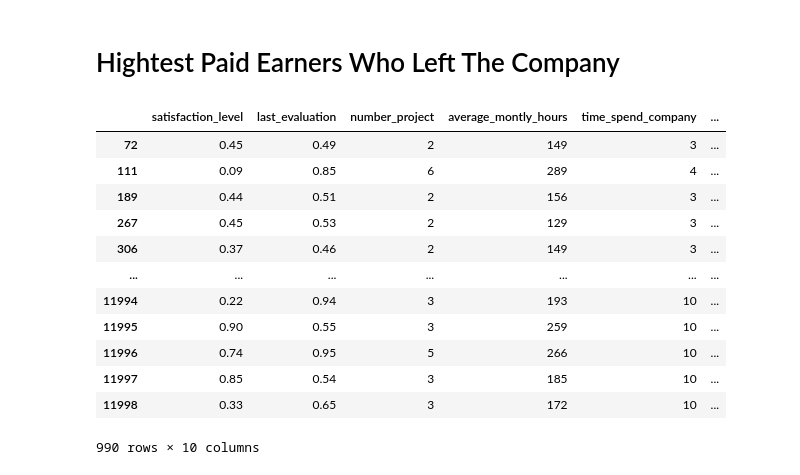
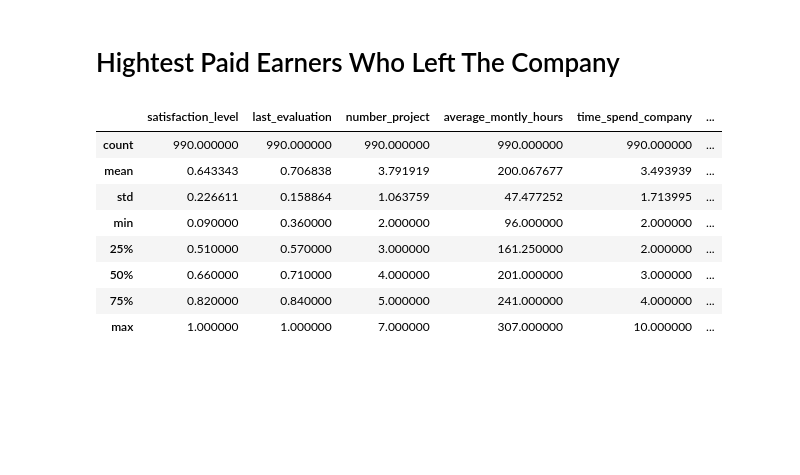
Before and after one commit to MaukanMir/HR-Capstone-Analysis, a Jupyter notebook: training.ipynb, the cells around one changed output. Saved outputs shown, nothing was run; the diff lists cells and outputs as text; code cells hidden in the pictures; blank space fills up the shorter version.

```diff
--- a/training.ipynb
+++ b/training.ipynb
@@ -235,18 +235,14 @@ check_class_imbalance(highest_paid["Department"])
 # %% [markdown]
 # Hightest Paid Earners Who Left The Company
 # %%
-highest_paid
+highest_paid.describe()
 # %% [output]
 |  | satisfaction_level | last_evaluation | number_project | average_montly_hours | time_spend_company | ... |
-| 72 | 0.45 | 0.49 | 2 | 149 | 3 | ... |
-| 111 | 0.09 | 0.85 | 6 | 289 | 4 | ... |
-| 189 | 0.44 | 0.51 | 2 | 156 | 3 | ... |
-| 267 | 0.45 | 0.53 | 2 | 129 | 3 | ... |
-| 306 | 0.37 | 0.46 | 2 | 149 | 3 | ... |
-| ... | ... | ... | ... | ... | ... | ... |
-| 11994 | 0.22 | 0.94 | 3 | 193 | 10 | ... |
-| 11995 | 0.90 | 0.55 | 3 | 259 | 10 | ... |
-| 11996 | 0.74 | 0.95 | 5 | 266 | 10 | ... |
-| 11997 | 0.85 | 0.54 | 3 | 185 | 10 | ... |
-| 11998 | 0.33 | 0.65 | 3 | 172 | 10 | ... |
+| count | 990.000000 | 990.000000 | 990.000000 | 990.000000 | 990.000000 | ... |
+| mean | 0.643343 | 0.706838 | 3.791919 | 200.067677 | 3.493939 | ... |
+| std | 0.226611 | 0.158864 | 1.063759 | 47.477252 | 1.713995 | ... |
+| min | 0.090000 | 0.360000 | 2.000000 | 96.000000 | 2.000000 | ... |
+| 25% | 0.510000 | 0.570000 | 3.000000 | 161.250000 | 2.000000 | ... |
+| 50% | 0.660000 | 0.710000 | 4.000000 | 201.000000 | 3.000000 | ... |
+| 75% | 0.820000 | 0.840000 | 5.000000 | 241.000000 | 4.000000 | ... |
+| max | 1.000000 | 1.000000 | 7.000000 | 307.000000 | 10.000000 | ... |
-990 rows × 10 columns
```
Also changed, not shown: parts of 6 cells of this notebook.
